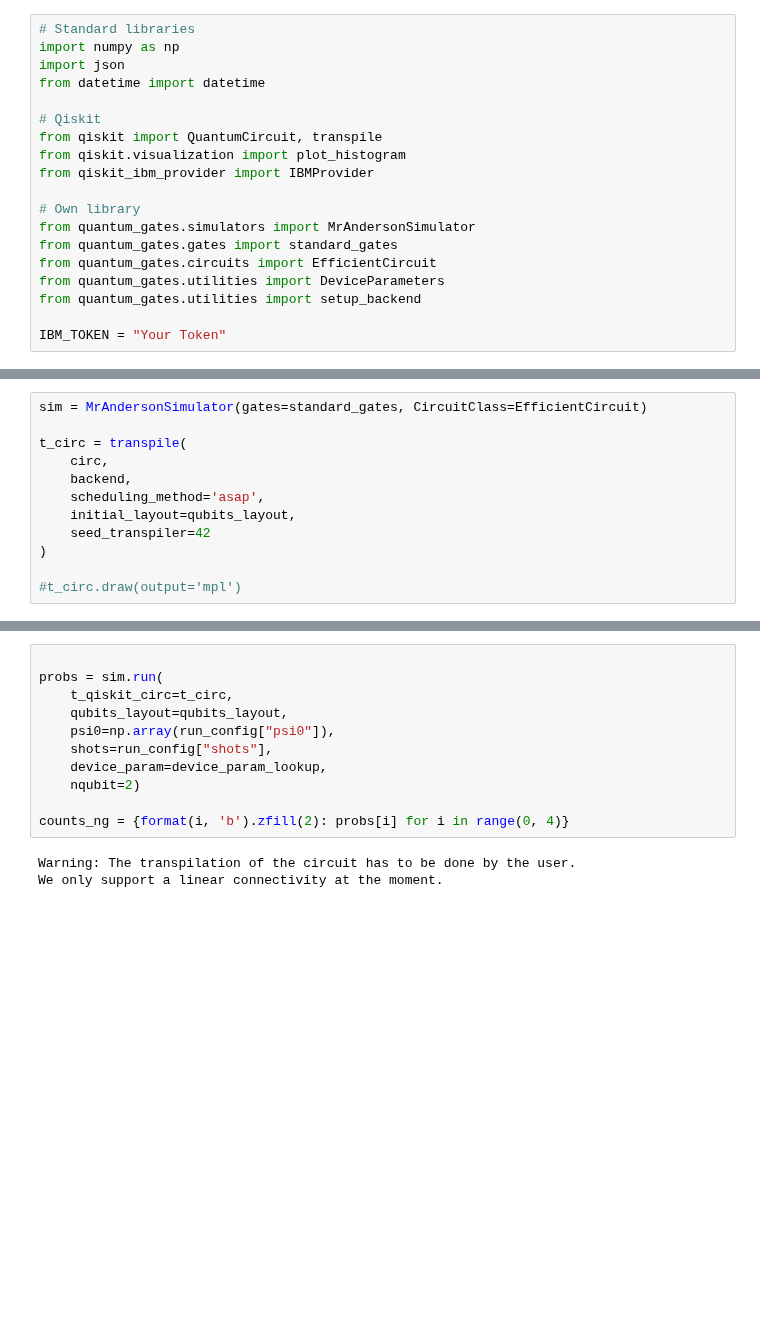
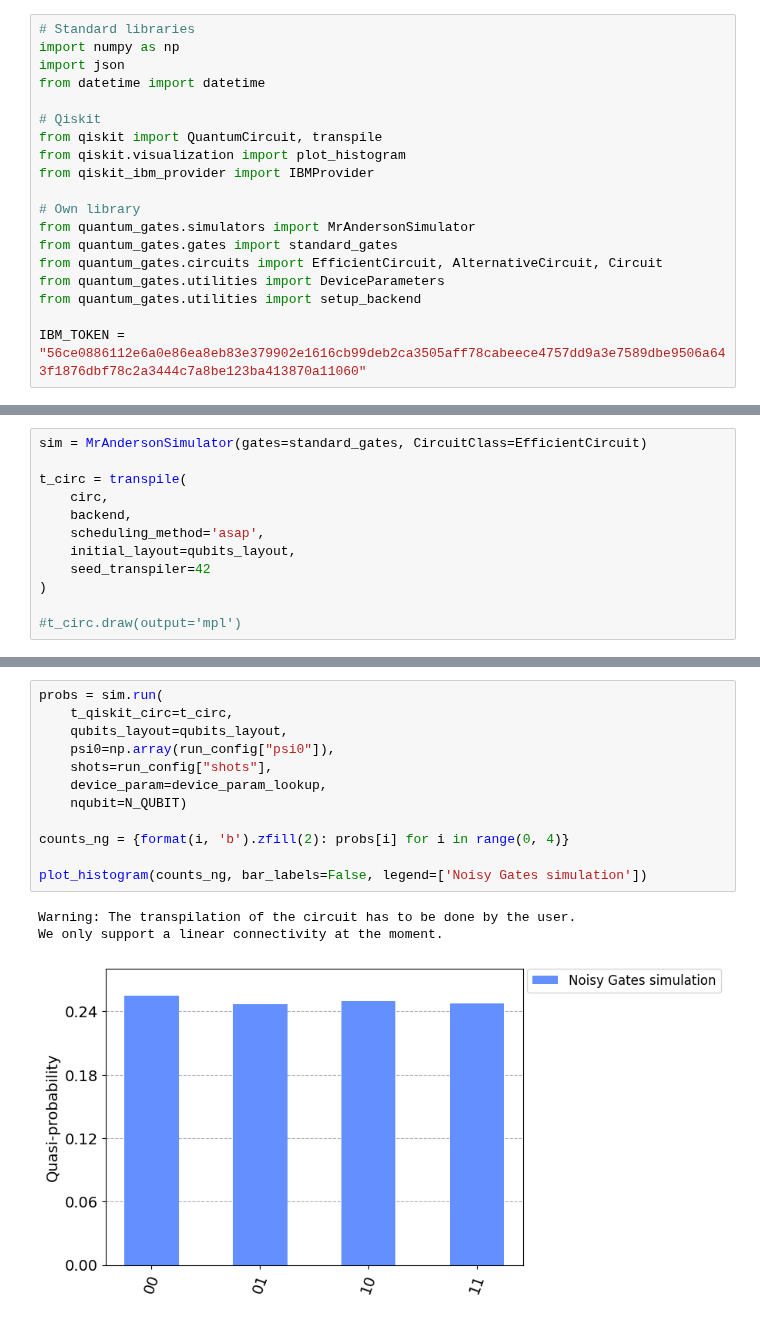
Before and after one commit to CERN-IT-INNOVATION/quantum-gates, a Jupyter notebook: src/01try_ECR.ipynb, the cells around one changed output, grey strips where cells are left out. Cells and saved outputs as stored; diff of their text form; blank space fills up the shorter version.

```diff
--- a/src/01try_ECR.ipynb
+++ b/src/01try_ECR.ipynb
@@ -12,8 +12,8 @@ from qiskit_ibm_provider import IBMProvider
 # Own library
 from quantum_gates.simulators import MrAndersonSimulator
 from quantum_gates.gates import standard_gates
-from quantum_gates.circuits import EfficientCircuit
+from quantum_gates.circuits import EfficientCircuit, AlternativeCircuit, Circuit
 from quantum_gates.utilities import DeviceParameters
 from quantum_gates.utilities import setup_backend
 
-IBM_TOKEN = "Your Token"
+IBM_TOKEN = "56ce0886112e6a0e86ea8eb83e379902e1616cb99deb2ca3505aff78cabeece4757dd9a3e7589dbe9506a643f1876dbf78c2a3444c7a8be123ba413870a11060"
@@ -89,14 +89,16 @@ print(q)
 # %%
-
 probs = sim.run(
     t_qiskit_circ=t_circ,
     qubits_layout=qubits_layout,
     psi0=np.array(run_config["psi0"]),
     shots=run_config["shots"],
     device_param=device_param_lookup,
-    nqubit=2)
+    nqubit=N_QUBIT)
 
 counts_ng = {format(i, 'b').zfill(2): probs[i] for i in range(0, 4)}
+
+plot_histogram(counts_ng, bar_labels=False, legend=['Noisy Gates simulation'])
 # %% [output]
 Warning: The transpilation of the circuit has to be done by the user.
 We only support a linear connectivity at the moment.
+[figure, added]
```
Also changed, not shown: parts of 10 cells of this notebook, 6 other files.
